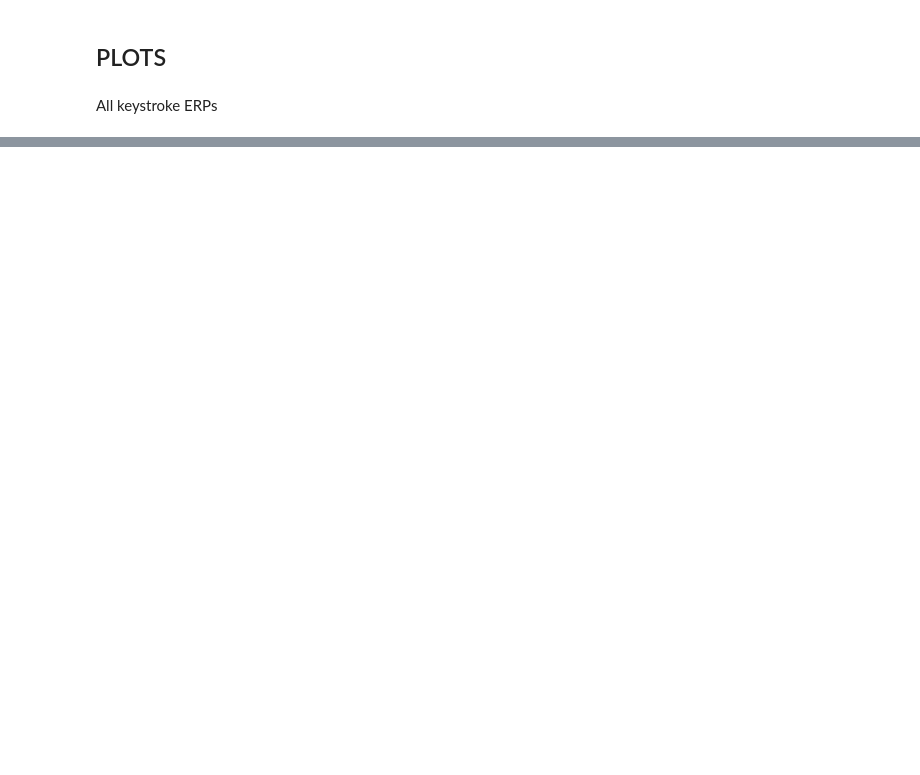
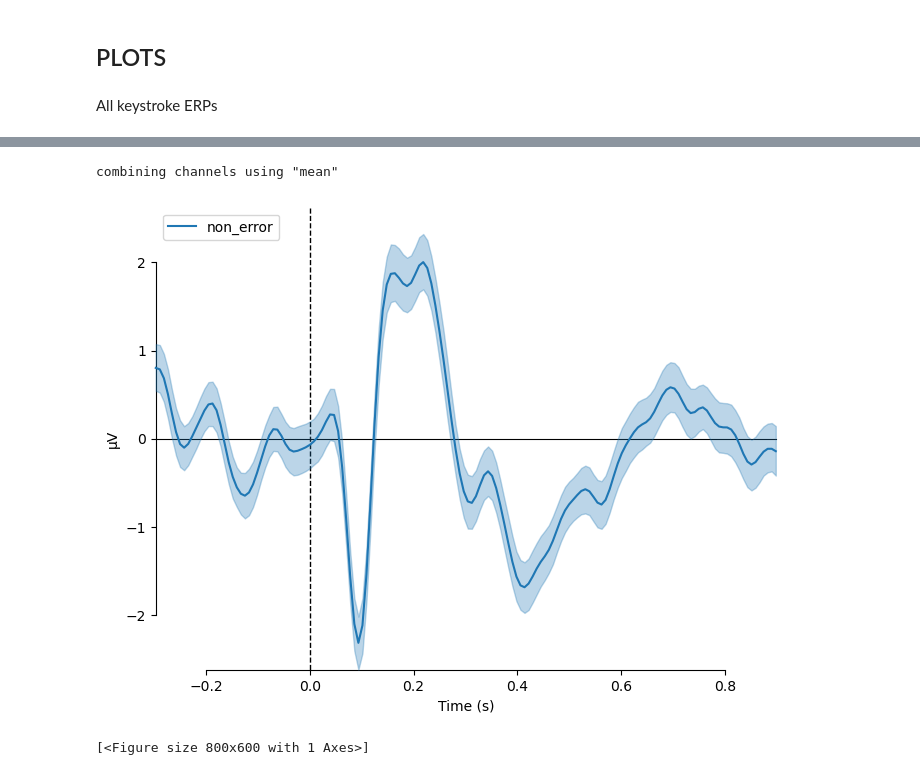
Before and after one commit to haiqin-zhang/AM-EEG, a Jupyter notebook: analysis_listen/listen_erp.ipynb, the cells around one changed output, grey strips where cells are left out. Saved outputs shown, nothing was run; the diff lists cells and outputs as text; code cells hidden in the pictures; blank space fills up the shorter version.

```diff
--- a/analysis_listen/listen_erp.ipynb
+++ b/analysis_listen/listen_erp.ipynb
@@ -222,0 +172,4 @@ t_keystrokes.shape
+# %%
+new_epochs = mne.read_epochs('ep_test.fif')
+new_epochs_2 = mne.read_epochs('ep_test2.fif')
+comb_eps = mne.concatenate_epochs([new_epochs, new_epochs_2, new_epochs_2])
@@ -222,0 +196,9 @@ t_keystrokes.shape
+# %%
+comb_evokeds = dict(
+        #cue=list(epochs['cue'].iter_evoked()),
+        non_error=list(comb_eps.iter_evoked()))
+mne.viz.plot_compare_evokeds(comb_evokeds, combine = 'mean')
+# %% [output]
+combining channels using "mean"
+[figure, added]
+[<Figure size 800x600 with 1 Axes>]
```
Also changed, not shown: parts of 16 cells of this notebook, 22 other files.
